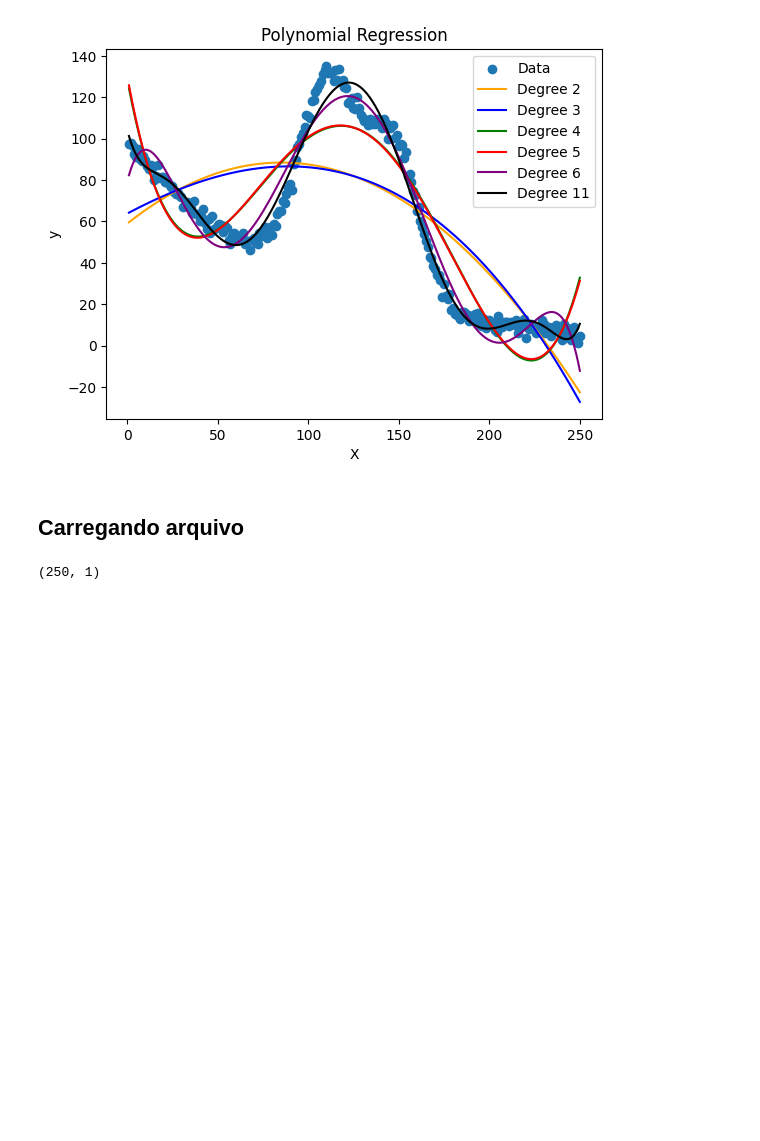
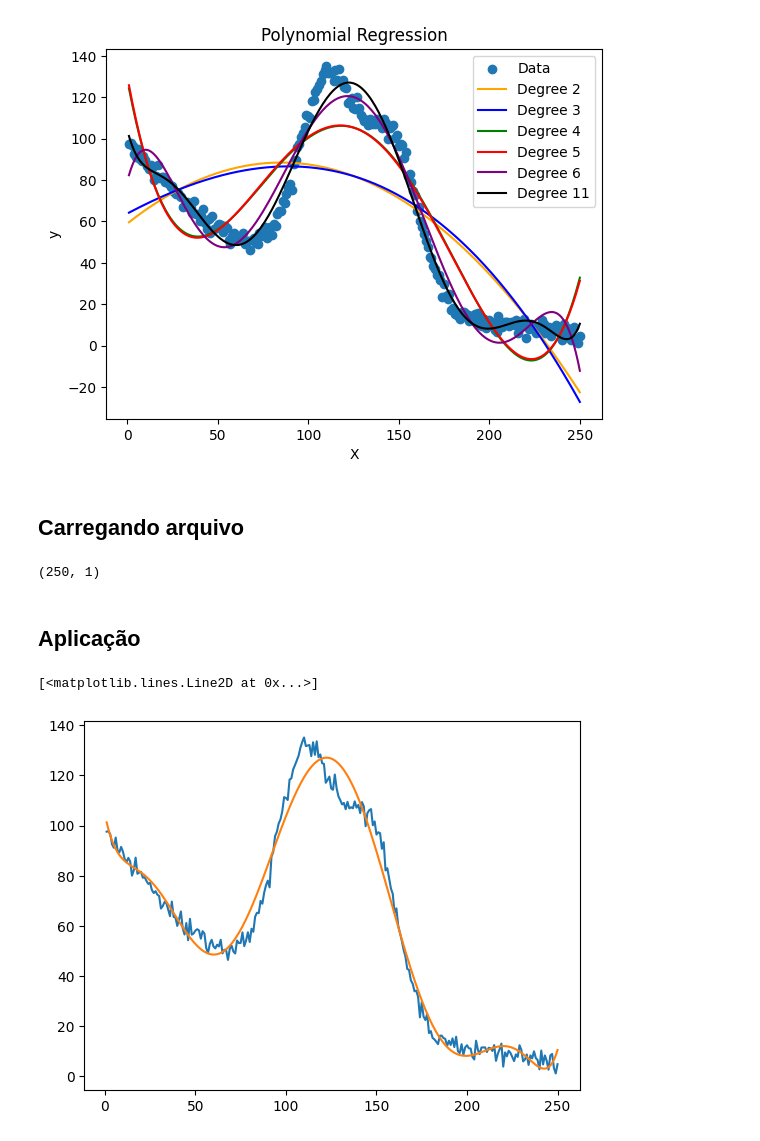
Before and after one commit to LuisFelipeCSouza/inteligencia-computacional-aplicada, a Jupyter notebook: notebooks/trabalho-1.ipynb, the cells around one changed output. Drawn from its saved outputs; the diff is of its cells as text; code cells hidden in the pictures; blank space fills up the shorter version.

```diff
--- a/notebooks/trabalho-1.ipynb
+++ b/notebooks/trabalho-1.ipynb
@@ -312,3 +194,17 @@ y = data[:, [0]]
 X.shape
 # %% [output]
 (250, 1)
+# %% [markdown]
+## Aplicação
+# %%
+polyreg = PolynomialRegression(degree=8)
+
+polyreg.fit(X=X, y=y)
+
+y_pred = polyreg.predict(X=X)
+
+plt.plot(X, y)
+plt.plot(X, y_pred)
+# %% [output]
+[<matplotlib.lines.Line2D at 0x...>]
+[figure, added]
```
Also changed, not shown: parts of 11 cells of this notebook.
